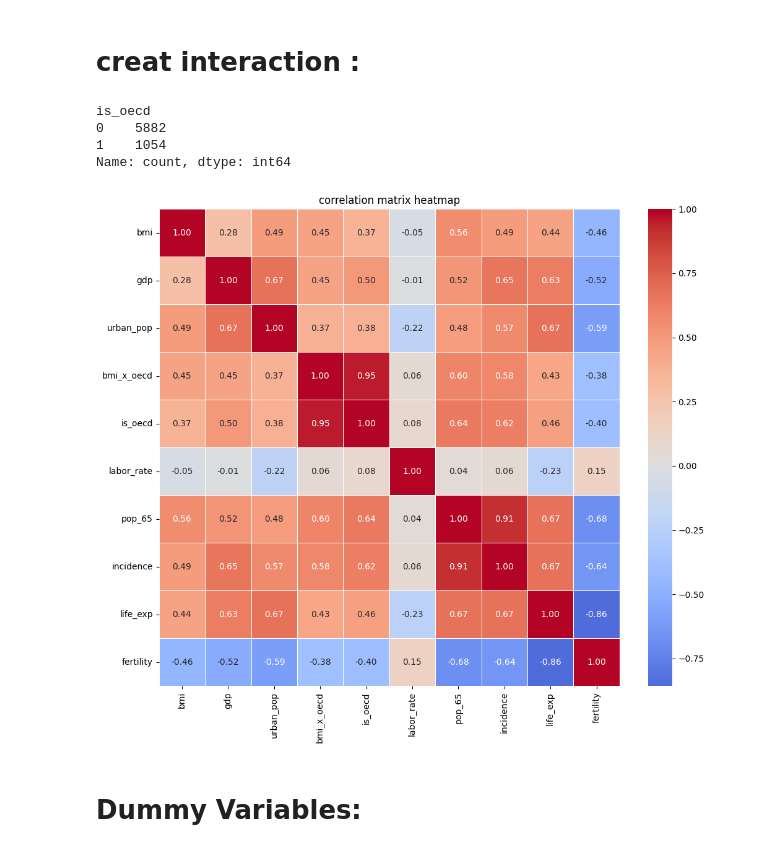
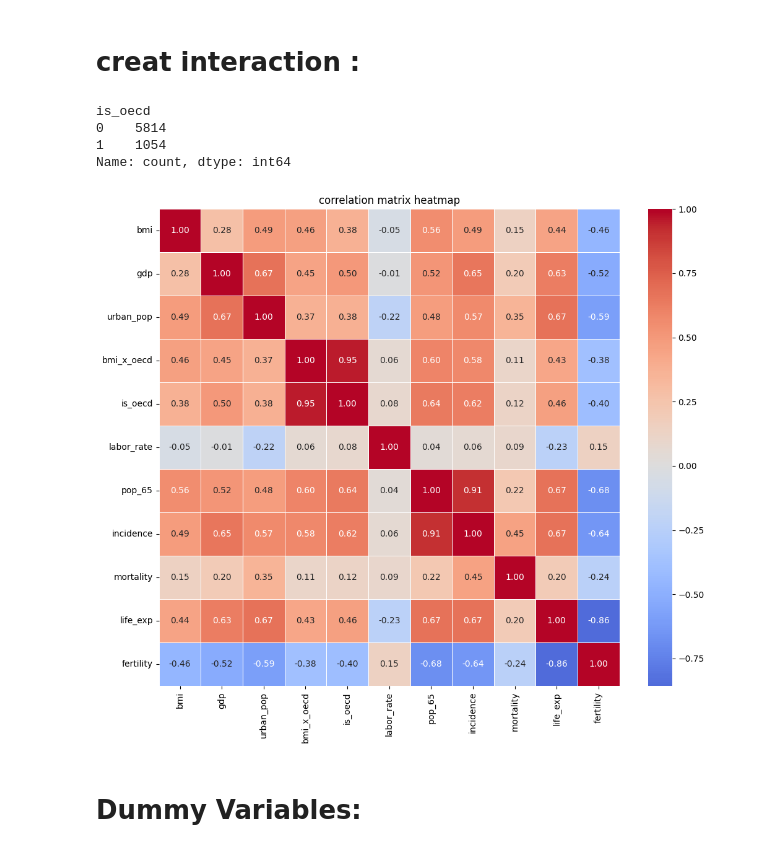
Before and after one commit to Mary-Moradi/BreastCancer_Burden_PanelStudy, a Jupyter notebook: making regressions.ipynb, the cells around one changed output. Cells and saved outputs as stored; diff of their text form; code cells hidden in the pictures.

```diff
--- a/making regressions.ipynb
+++ b/making regressions.ipynb
@@ -57,19 +65,19 @@ final_df['is_oecd'] = final_df['country'].isin(oecd_countries).astype(int)
 # %%
 final_df['bmi_x_oecd'] = final_df['bmi']* final_df['is_oecd']
 print(final_df['is_oecd'].value_counts())
 columns_for_heatmap=['bmi', 'gdp', 'urban_pop', 'bmi_x_oecd', 'is_oecd', 'labor_rate', 'pop_65'
-                      ,'incidence', 'life_exp', 'fertility']
+                      ,'incidence', 'mortality', 'life_exp', 'fertility']
 correlation_matrix = final_df[columns_for_heatmap].corr()
 plt.figure(figsize= (12, 10))
 sns.heatmap(correlation_matrix, annot=True, cmap='coolwarm', fmt=".2f", center=0, linewidths=0.5)
 plt.title('correlation matrix heatmap')
 plt.show()
 # %% [output]
 is_oecd
-0    5882
+0    5814
 1    1054
 Name: count, dtype: int64
-[figure, old version]
+[figure, new version]
 # %% [markdown]
 # Dummy Variables:
 # %%
```
Also changed, not shown: parts of 29 cells of this notebook.
